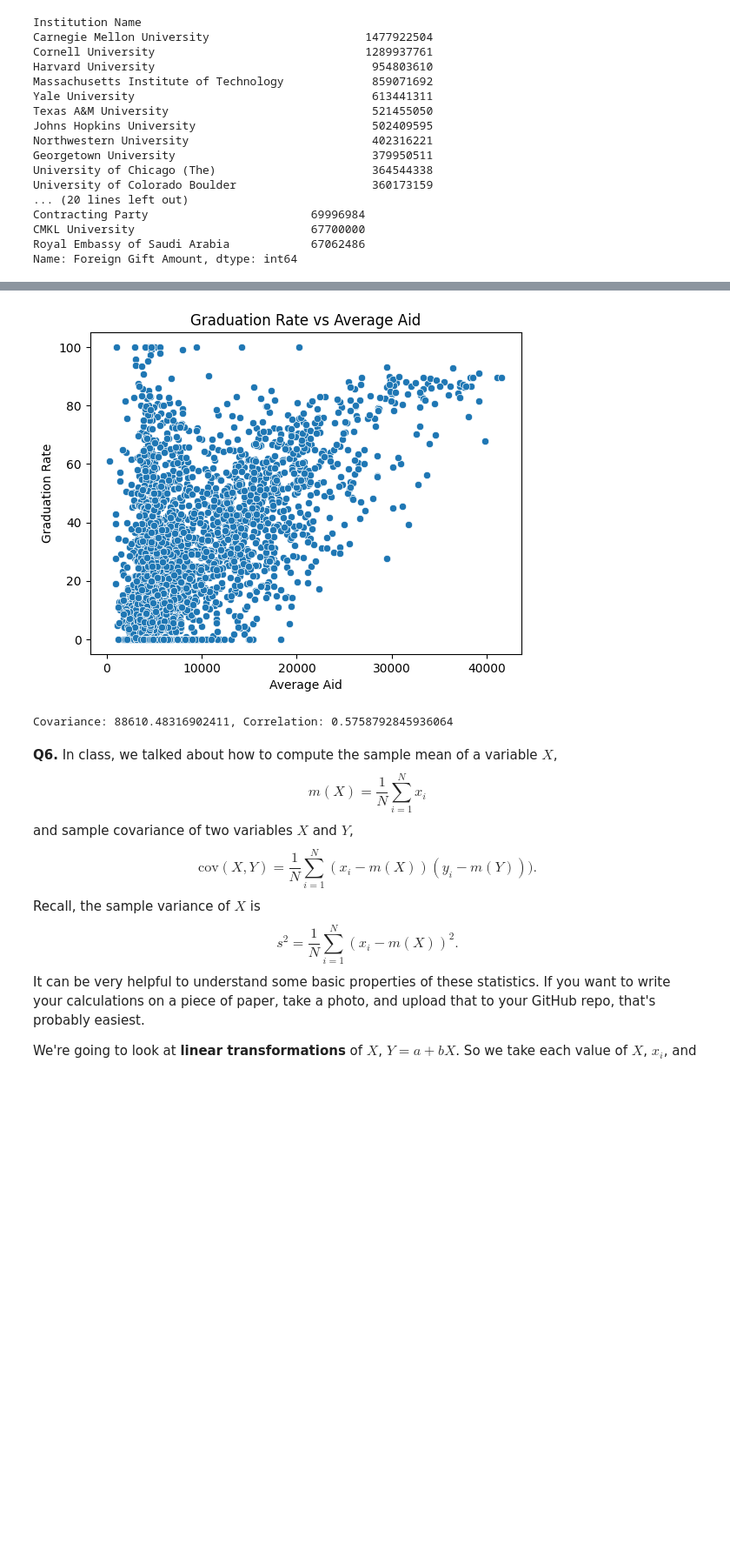
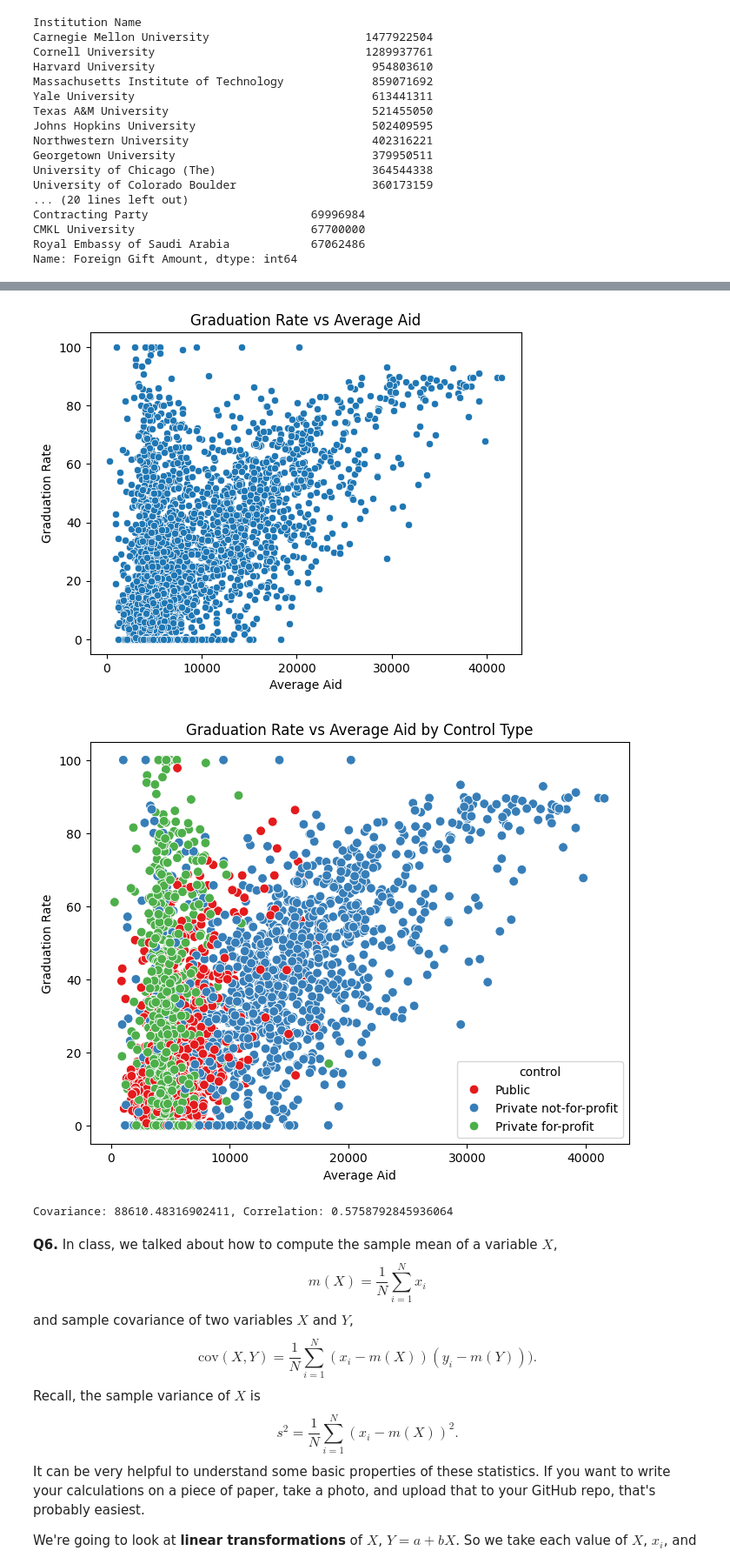
Before and after one commit to hpatel2004/scratchpad, a Jupyter notebook: hw_2/01_assignment_wrangling_and_eda.ipynb, the cells around one changed output, grey strips where cells are left out. Shown at 87% size. Cells and saved outputs as stored; diff of their text form; code cells hidden in the pictures; blank space fills up the shorter version.

```diff
--- a/hw_2/01_assignment_wrangling_and_eda.ipynb
+++ b/hw_2/01_assignment_wrangling_and_eda.ipynb
@@ -355,33 +361,49 @@ sns.scatterplot(data=df, x='aid_value', y='grad_100_value')
 plt.title('Graduation Rate vs Average Aid')
 plt.xlabel('Average Aid')
 plt.ylabel('Graduation Rate')
 plt.show()
 
+plt.figure(figsize=(8,6))
+sns.scatterplot(
+    data=df,
+    x='aid_value',
+    y='grad_100_value',
+    hue='control',       # color points by control type
+    palette='Set1',      # optional: nicer colors
+    s=60                 # optional: marker size
+)
+plt.title('Graduation Rate vs Average Aid by Control Type')
+plt.xlabel('Average Aid')
+plt.ylabel('Graduation Rate')
+plt.legend(title='control')
+plt.show()
+
 # Covariance and correlation
 cov = df[['grad_100_value', 'aid_value']].cov().iloc[0,1]
 corr = df[['grad_100_value', 'aid_value']].corr().iloc[0,1]
 print(f'Covariance: {cov}, Correlation: {corr}')
 # %% [output]
 (3798, 63)
    index  unitid                            chronname        city    state  \
 0      0  100654               Alabama A&M University      Normal  Alabama
 1      1  100663  University of Alabama at Birmingham  Birmingham  Alabama
 2      2  100690                   Amridge University  Montgomery  Alabama
 3      3  100706  University of Alabama at Huntsville  Huntsville  Alabama
 4      4  100724             Alabama State University  Montgomery  Alabama
 
     level                 control  \
 0  4-year                  Public
 1  4-year                  Public
 2  4-year  Private not-for-profit
 ... (40 lines left out)
 control
 Private for-profit         465     527
 Private not-for-profit      68    1180
 Public                     926     632
 [figure]
 [figure]
 [figure]
+[figure, added]
 Covariance: 88610.48316902411, Correlation: 0.5758792845936064
 # %% [markdown]
 **Q6.** In class, we talked about how to compute the sample mean of a variable $X$,
```
Also changed, not shown: parts of 3 cells of this notebook.
